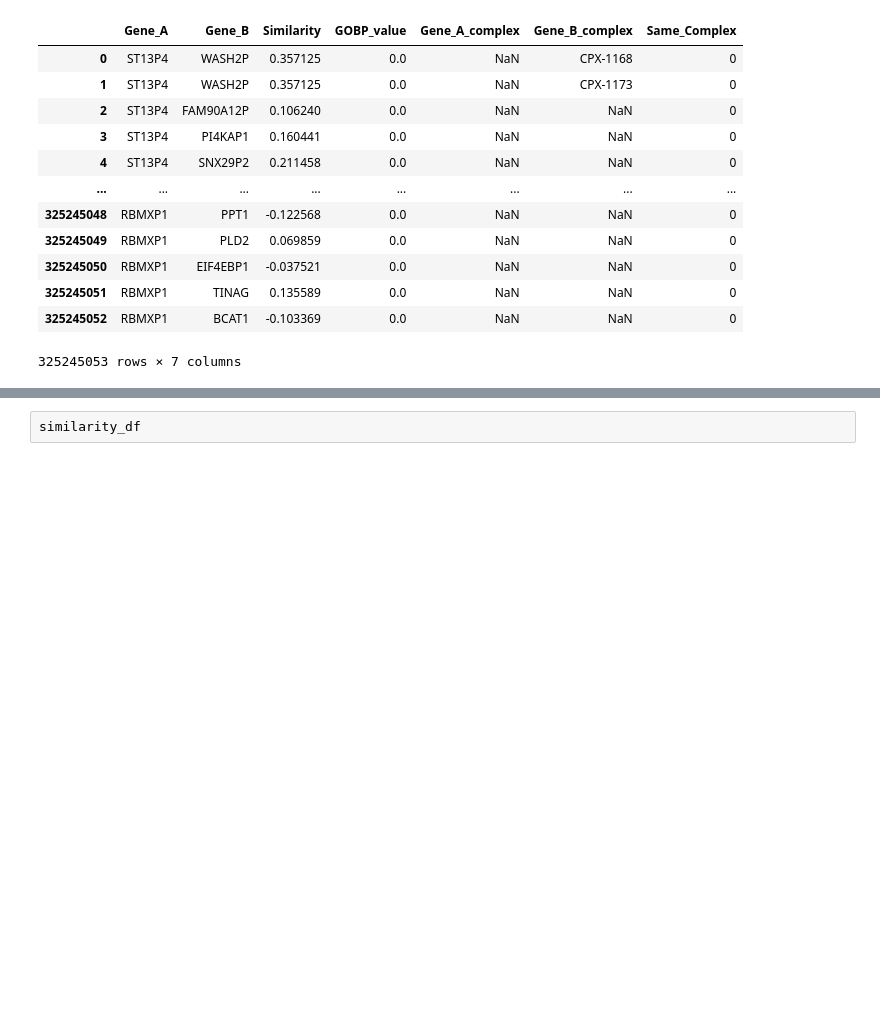
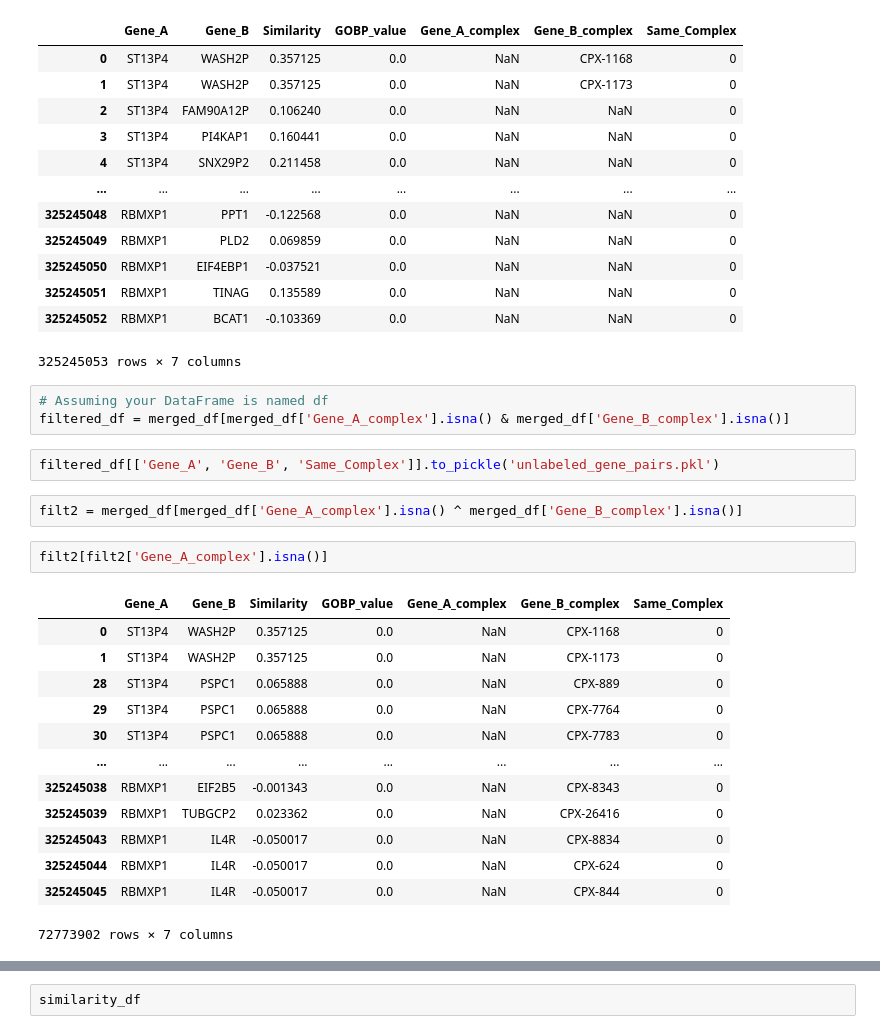
Before and after one commit to briannaflynn/gene_embedding_analysis, a Jupyter notebook: get_complex_labels.ipynb, the cells around one changed output, grey strips where cells are left out. Cells and saved outputs as stored; diff of their text form; blank space fills up the shorter version.

Commit message:
get unlabeled data

```diff
--- a/get_complex_labels.ipynb
+++ b/get_complex_labels.ipynb
@@ -135,3 +135,26 @@ merged_df
 | 325245051 | RBMXP1 | TINAG | 0.135589 | 0.0 | NaN | NaN | 0 |
 | 325245052 | RBMXP1 | BCAT1 | -0.103369 | 0.0 | NaN | NaN | 0 |
 325245053 rows × 7 columns
+# %%
+# Assuming your DataFrame is named df
+filtered_df = merged_df[merged_df['Gene_A_complex'].isna() & merged_df['Gene_B_complex'].isna()]
+# %%
+filtered_df[['Gene_A', 'Gene_B', 'Same_Complex']].to_pickle('unlabeled_gene_pairs.pkl')
+# %%
+filt2 = merged_df[merged_df['Gene_A_complex'].isna() ^ merged_df['Gene_B_complex'].isna()]
+# %%
+filt2[filt2['Gene_A_complex'].isna()]
+# %% [output]
+|  | Gene_A | Gene_B | Similarity | GOBP_value | Gene_A_complex | Gene_B_complex | Same_Complex |
+| 0 | ST13P4 | WASH2P | 0.357125 | 0.0 | NaN | CPX-1168 | 0 |
+| 1 | ST13P4 | WASH2P | 0.357125 | 0.0 | NaN | CPX-1173 | 0 |
+| 28 | ST13P4 | PSPC1 | 0.065888 | 0.0 | NaN | CPX-889 | 0 |
+| 29 | ST13P4 | PSPC1 | 0.065888 | 0.0 | NaN | CPX-7764 | 0 |
+| 30 | ST13P4 | PSPC1 | 0.065888 | 0.0 | NaN | CPX-7783 | 0 |
+| ... | ... | ... | ... | ... | ... | ... | ... |
+| 325245038 | RBMXP1 | EIF2B5 | -0.001343 | 0.0 | NaN | CPX-8343 | 0 |
+| 325245039 | RBMXP1 | TUBGCP2 | 0.023362 | 0.0 | NaN | CPX-26416 | 0 |
+| 325245043 | RBMXP1 | IL4R | -0.050017 | 0.0 | NaN | CPX-8834 | 0 |
+| 325245044 | RBMXP1 | IL4R | -0.050017 | 0.0 | NaN | CPX-624 | 0 |
+| 325245045 | RBMXP1 | IL4R | -0.050017 | 0.0 | NaN | CPX-844 | 0 |
+72773902 rows × 7 columns
```
Also changed, not shown: parts of 1 cell of this notebook.
